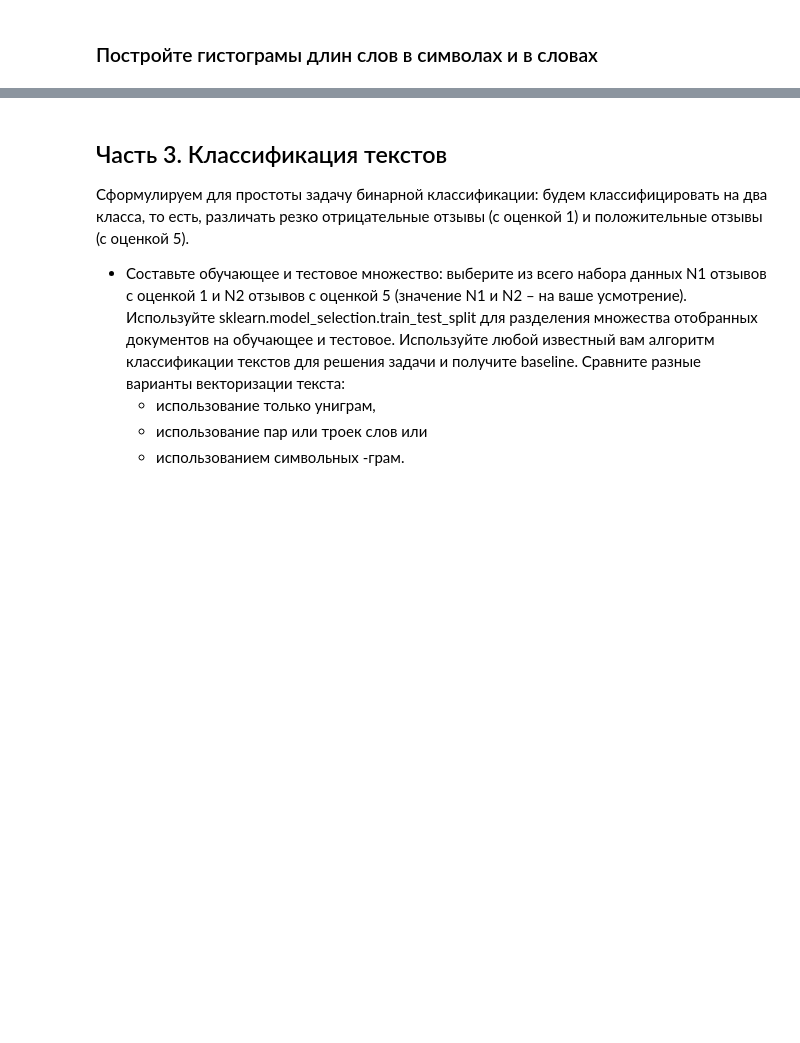
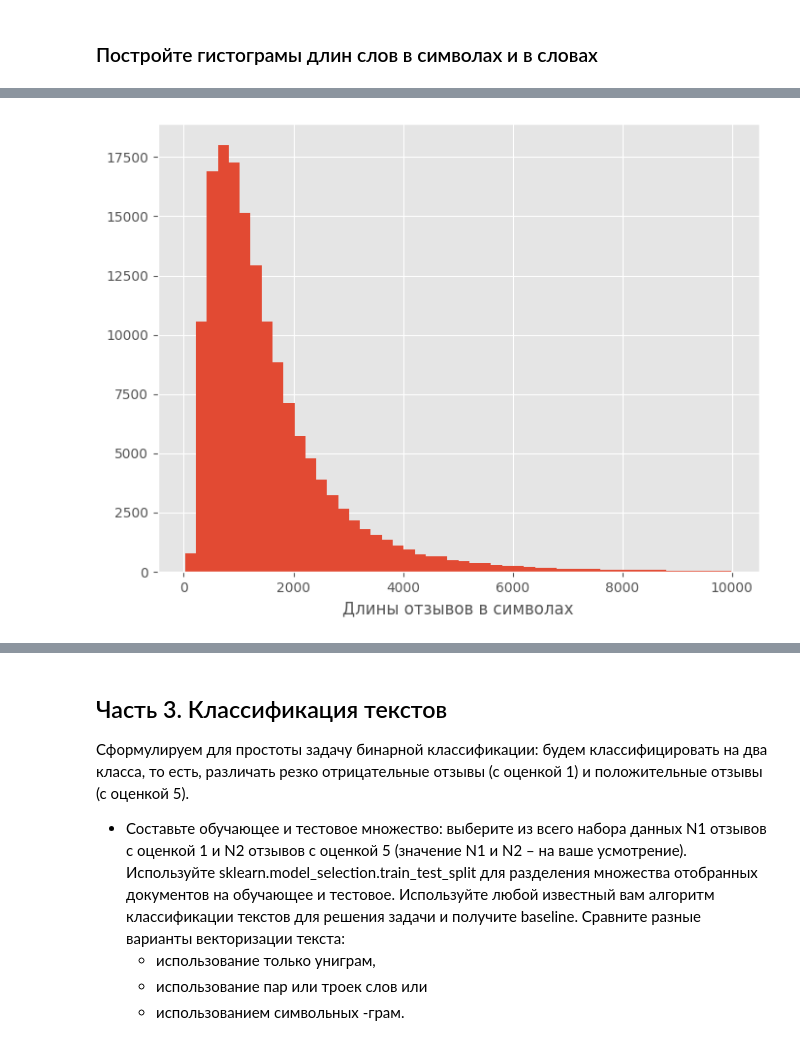
Before and after one commit to solobala/RMSL_9, a Jupyter notebook: NLP8_DZ1.ipynb, the cells around one changed output, grey strips where cells are left out. Saved outputs shown, nothing was run; the diff lists cells and outputs as text; code cells hidden in the pictures; blank space fills up the shorter version.

```diff
--- a/NLP8_DZ1.ipynb
+++ b/NLP8_DZ1.ipynb
@@ -232,0 +218,13 @@ from string import punctuation
+# %%
+# Создадим 2 новых столбца в датафрейме с длиной отзывов в символах и словах
+df['length'] = df['text'].apply(lambda x: len(x))
+df['words'] = df['text'].apply(lambda x: len(word_tokenize(x)))
+# %%
+len_c = df.length
+rcParams['figure.figsize'] = 8, 6
+len_c[len_c<10000].plot(kind='hist',bins=50)
+plt.xlabel('Длины отзывов в символах')
+plt.ylabel('')
+plt.show()
+# %% [output]
+[figure, added]
```
Also changed, not shown: parts of 96 cells of this notebook.
